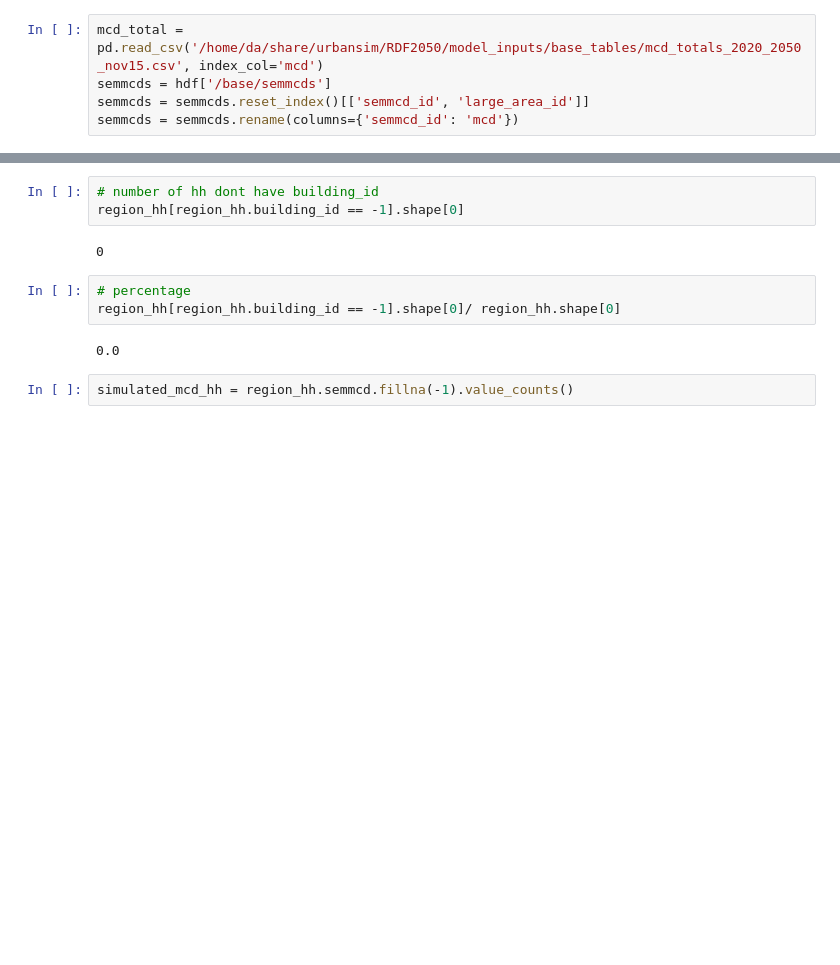
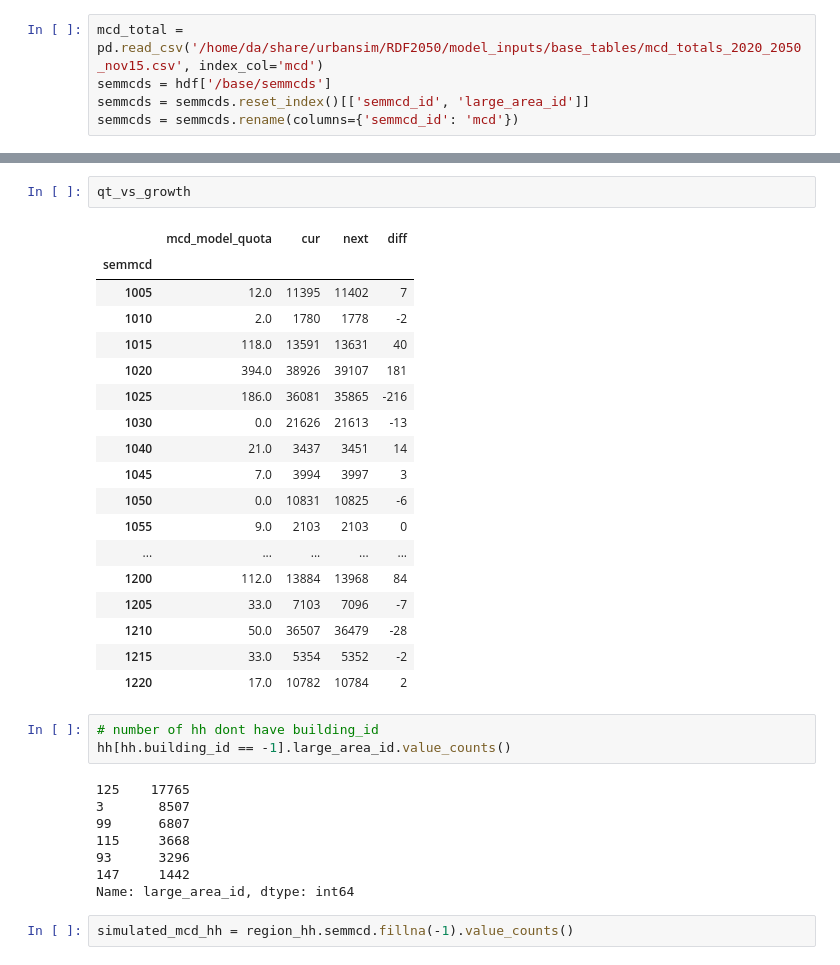
Before and after one commit to SEMCOG/semcog_urbansim, a Jupyter notebook: notebooks/model_analysis/model_output_analysis.ipynb, the cells around one changed output, grey strips where cells are left out. Drawn from its saved outputs; the diff is of its cells as text; blank space fills up the shorter version.

```diff
--- a/notebooks/model_analysis/model_output_analysis.ipynb
+++ b/notebooks/model_analysis/model_output_analysis.ipynb
@@ -317,13 +390,35 @@ region_hh.building_id.isin(b50.index).sum()
+# %%
+qt_vs_growth
+# %% [output]
+|  | mcd_model_quota | cur | next | diff |
+| semmcd |  |  |  |  |
+| 1005 | 12.0 | 11395 | 11402 | 7 |
+| 1010 | 2.0 | 1780 | 1778 | -2 |
+| 1015 | 118.0 | 13591 | 13631 | 40 |
+| 1020 | 394.0 | 38926 | 39107 | 181 |
+| 1025 | 186.0 | 36081 | 35865 | -216 |
+| 1030 | 0.0 | 21626 | 21613 | -13 |
+| 1040 | 21.0 | 3437 | 3451 | 14 |
+| 1045 | 7.0 | 3994 | 3997 | 3 |
+| 1050 | 0.0 | 10831 | 10825 | -6 |
+| 1055 | 9.0 | 2103 | 2103 | 0 |
+| ... | ... | ... | ... | ... |
+| 1200 | 112.0 | 13884 | 13968 | 84 |
+| 1205 | 33.0 | 7103 | 7096 | -7 |
+| 1210 | 50.0 | 36507 | 36479 | -28 |
+| 1215 | 33.0 | 5354 | 5352 | -2 |
+| 1220 | 17.0 | 10782 | 10784 | 2 |
 # %%
 # number of hh dont have building_id
-region_hh[region_hh.building_id == -1].shape[0]
+hh[hh.building_id == -1].large_area_id.value_counts()
 # %% [output]
-0
+125    17765
+3       8507
+99      6807
+115     3668
+93      3296
+147     1442
+Name: large_area_id, dtype: int64
-# %%
-# percentage
-region_hh[region_hh.building_id == -1].shape[0]/ region_hh.shape[0]
-# %% [output]
-0.0
 # %%
 simulated_mcd_hh = region_hh.semmcd.fillna(-1).value_counts()
 # %%
```
Also changed, not shown: parts of 9 cells of this notebook, 2 other files.
